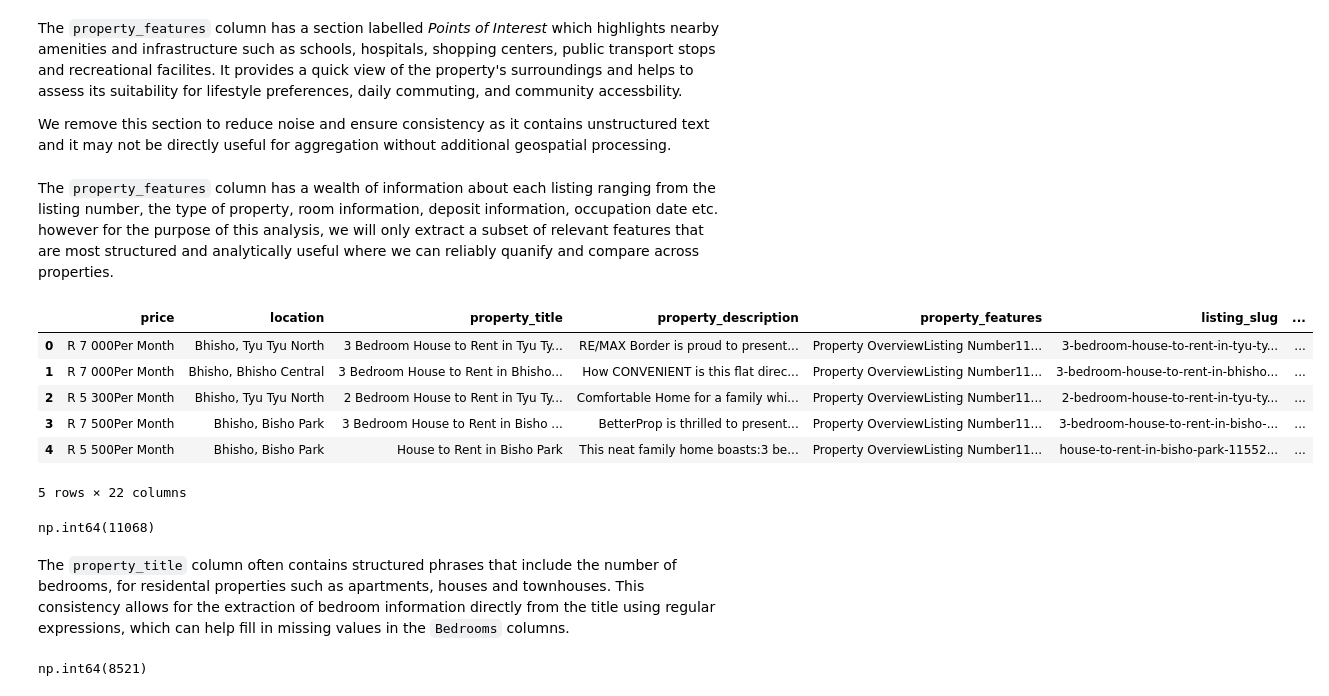
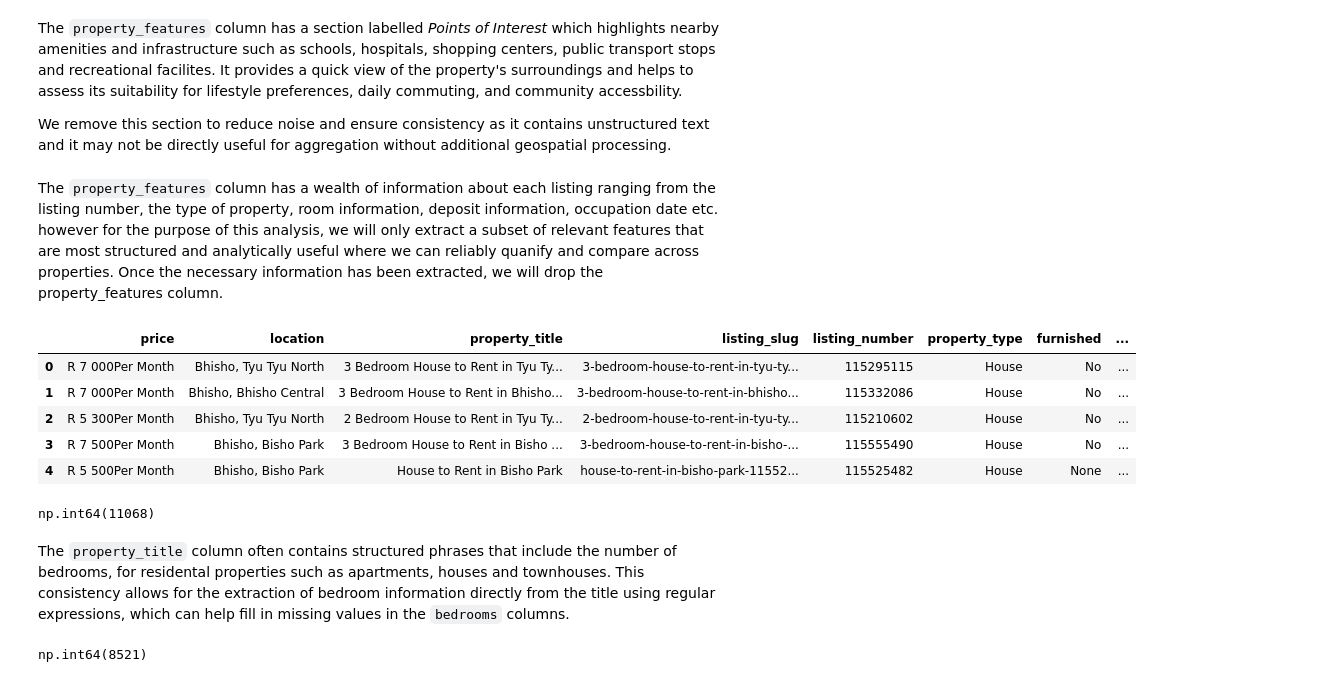
Before and after one commit to preciousratlhagane/south-african-property-market-analysis, a Jupyter notebook: notebooks/01_data_cleaning_rentals.ipynb, the cells around one changed output. Cells and saved outputs as stored; diff of their text form; code cells hidden in the pictures.

```diff
--- a/notebooks/01_data_cleaning_rentals.ipynb
+++ b/notebooks/01_data_cleaning_rentals.ipynb
@@ -132,3 +136,6 @@ rental_listings = rental_listings.drop_duplicates().reset_index(drop=True)
+# %%
+# Drop the `property_description` column
+rental_listings.drop(columns=['property_description'], inplace=True)
 # %% [markdown]
 #### Property features extraction
 # %% [markdown]
@@ -144,51 +151,53 @@ rental_listings["property_features"] = rental_listings["property_features"].str.
 # Remove any empty spaces for easier analysis
 rental_listings["property_features"] = rental_listings["property_features"].str.strip()
 # %% [markdown]
-The `property_features` column has a wealth of information about each listing ranging from the listing number, the type of property, room information, deposit information, occupation date etc. however for the purpose of this analysis, we will only extract a subset of relevant features that are most structured and analytically useful where we can reliably quanify and compare across properties.
+The `property_features` column has a wealth of information about each listing ranging from the listing number, the type of property, room information, deposit information, occupation date etc. however for the purpose of this analysis, we will only extract a subset of relevant features that are most structured and analytically useful where we can reliably quanify and compare across properties. Once the necessary information has been extracted, we will drop the property_features column.
 # %%
 # We define the patterns of the features we want to extract
 patterns = {
-    'Listing Number': r'Listing Number(\d+)',
-    'Type of Property': r'Type of Property\s*(House|Apartment / Flat|Townhouse|Commercial|Industrial|Vacant Land|Farm)',
-    'Pets Allowed': r'Pets Allowed(Yes|No)',
-    'Furnished': r'Furnished(Yes|No)',
-    'Bedrooms': r'Bedrooms?\s*(\d+)',
-    'Bathrooms': r'Bathrooms?\s*(\d+)',
-    'Kitchen': r'Kitchens?\s*(\d+)',
-    'Lounge': r'Lounges?\s*(\d+)',
-    'Dining Room': r'Dining Room(\d+)',
-    'Parking': r'Parking(\d+)',
-    'Backup Water': r'Backup Water(Yes|No)',
-    'Erf Size (m²)': r'Erf Size\s*(\d+)\s*m²',
-    'Floor Area (m²)': r'Floor Area\s*(\d+)\s*m²',
-    'Garden': r'Gardens?\s*(\d+)',
-    'Pool': r'Pools?\s*(\d+)',
-    'Garage': r'Garages?\s*(\d+)'
+    'listing_number': r'Listing Number(\d+)',
+    'property_type': r'Type of Property\s*(House|Apartment / Flat|Townhouse|Commercial|Industrial|Vacant Land|Farm)',
+    'furnished': r'Furnished(Yes|No)',
+    'pets_allowed': r'Pets Allowed(Yes|No)',
+    'backup_water': r'Backup Water(Yes|No)',
+    'bedrooms': r'Bedrooms?\s*(\d+)',
+    'bathrooms': r'Bathrooms?\s*(\d+)',
+    'kitchen': r'Kitchens?\s*(\d+)',
+    'lounge': r'Lounges?\s*(\d+)',
+    'dining_room': r'Dining Rooms?\s*(\d+)',
+    'parking': r'Parking(\d+)',
+    'garden': r'Gardens?\s*(\d+)',
+    'pool': r'Pools?\s*(\d+)',
+    'garage': r'Garages?\s*(\d+)',
+    'erf_size (m²)': r'Erf Size\s*(\d+)\s*m²',
+    'floor_area (m²)': r'Floor Area\s*(\d+)\s*m²'
 }
 
 
 
 # Function to extract features from text
 def extract_features(text):
     return {
         field: (match := re.search(pattern, text)
                 ) and match.group(1).strip() or None for field, pattern in patterns.items()
     }
 
 # Apply extraction row-wise
 extracted_df = rental_listings['property_features'].apply(extract_features).apply(pd.Series)
 
 # Combine original df with the extracted columns
 results_df = pd.concat([rental_listings, extracted_df], axis=1)
 
-# View result
+# Drop the property_features after the extraction is complete
+results_df.drop(columns=['property_features'], inplace=True)
+
+# View results
 results_df.head()
 # %% [output]
-|  | price | location | property_title | property_description | property_features | listing_slug | ... |
-| 0 | R 7 000Per Month | Bhisho, Tyu Tyu North | 3 Bedroom House to Rent in Tyu Ty... | RE/MAX Border is proud to present... | Property OverviewListing Number11... | 3-bedroom-house-to-rent-in-tyu-ty... | ... |
-| 1 | R 7 000Per Month | Bhisho, Bhisho Central | 3 Bedroom House to Rent in Bhisho... | How CONVENIENT is this flat direc... | Property OverviewListing Number11... | 3-bedroom-house-to-rent-in-bhisho... | ... |
-| 2 | R 5 300Per Month | Bhisho, Tyu Tyu North | 2 Bedroom House to Rent in Tyu Ty... | Comfortable Home for a family whi... | Property OverviewListing Number11... | 2-bedroom-house-to-rent-in-tyu-ty... | ... |
-| 3 | R 7 500Per Month | Bhisho, Bisho Park | 3 Bedroom House to Rent in Bisho ... | BetterProp is thrilled to present... | Property OverviewListing Number11... | 3-bedroom-house-to-rent-in-bisho-... | ... |
-| 4 | R 5 500Per Month | Bhisho, Bisho Park | House to Rent in Bisho Park | This neat family home boasts:3 be... | Property OverviewListing Number11... | house-to-rent-in-bisho-park-11552... | ... |
+|  | price | location | property_title | listing_slug | listing_number | property_type | furnished | ... |
+| 0 | R 7 000Per Month | Bhisho, Tyu Tyu North | 3 Bedroom House to Rent in Tyu Ty... | 3-bedroom-house-to-rent-in-tyu-ty... | 115295115 | House | No | ... |
+| 1 | R 7 000Per Month | Bhisho, Bhisho Central | 3 Bedroom House to Rent in Bhisho... | 3-bedroom-house-to-rent-in-bhisho... | 115332086 | House | No | ... |
+| 2 | R 5 300Per Month | Bhisho, Tyu Tyu North | 2 Bedroom House to Rent in Tyu Ty... | 2-bedroom-house-to-rent-in-tyu-ty... | 115210602 | House | No | ... |
+| 3 | R 7 500Per Month | Bhisho, Bisho Park | 3 Bedroom House to Rent in Bisho ... | 3-bedroom-house-to-rent-in-bisho-... | 115555490 | House | No | ... |
+| 4 | R 5 500Per Month | Bhisho, Bisho Park | House to Rent in Bisho Park | house-to-rent-in-bisho-park-11552... | 115525482 | House | None | ... |
-5 rows × 22 columns
 # %%
@@ -197,7 +206,7 @@ results_df["Bedrooms"].isnull().sum()
 # %% [output]
 np.int64(11068)
 # %% [markdown]
-The `property_title` column often contains structured phrases that include the number of bedrooms, for residental properties such as apartments, houses and townhouses. This consistency allows for the extraction of bedroom information directly from the title using regular expressions, which can help fill in missing values in the `Bedrooms` columns.
+The `property_title` column often contains structured phrases that include the number of bedrooms, for residental properties such as apartments, houses and townhouses. This consistency allows for the extraction of bedroom information directly from the title using regular expressions, which can help fill in missing values in the `bedrooms` columns.
 # %%
 def extract_bedrooms_from_property_title(title):
     if pd.isna(title):
```
Also changed, not shown: parts of 123 cells of this notebook.
